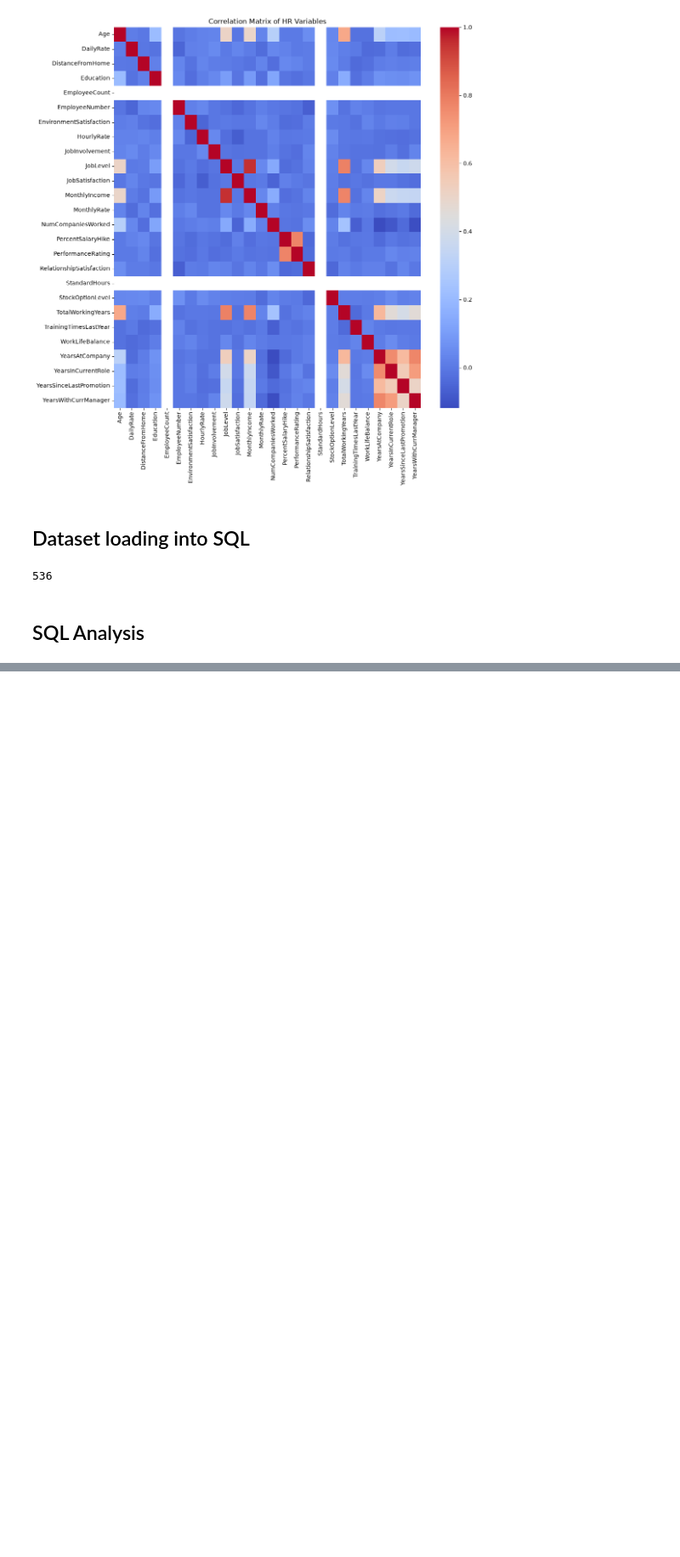
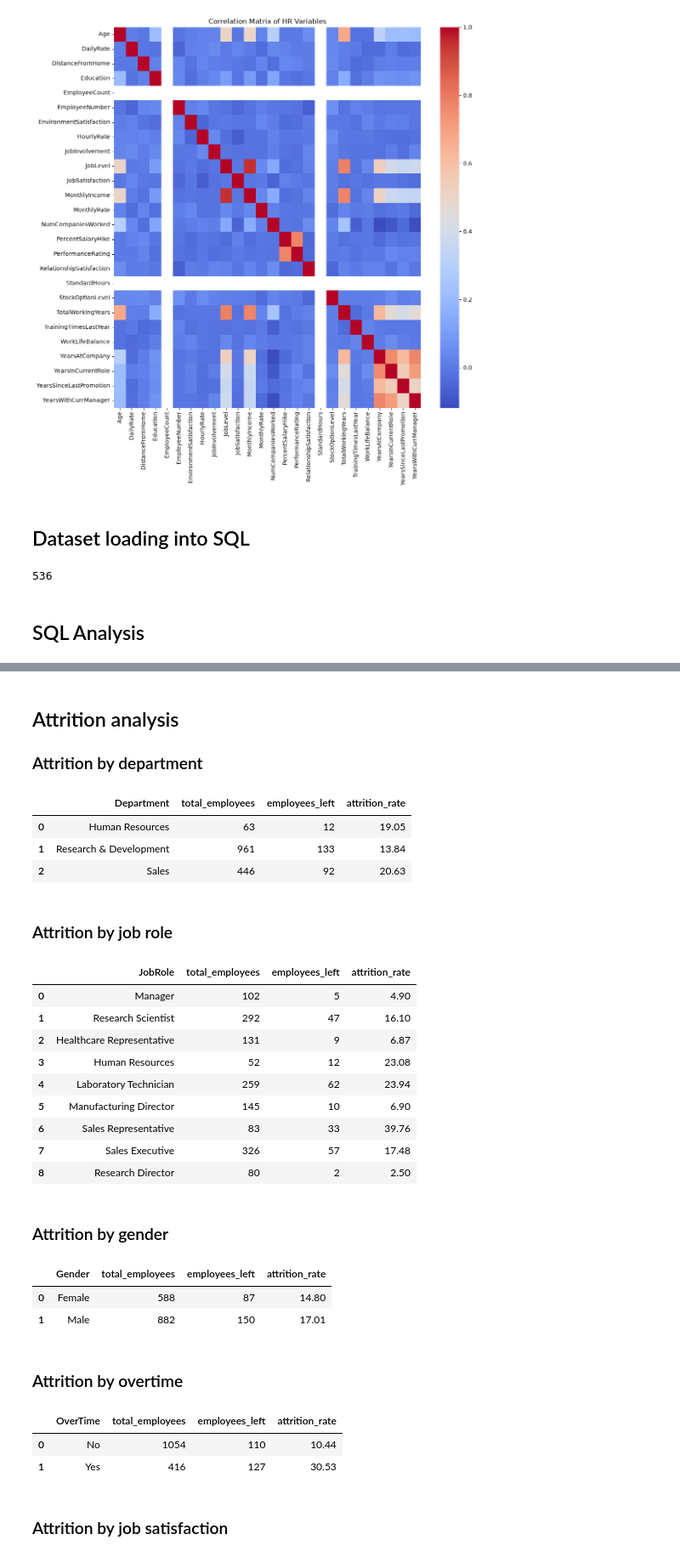
Before and after one commit to subash28-web/HR-Employee-Attrition-Analytics, a Jupyter notebook: HR_Employee_Attrition_Analytics.ipynb, the cells around one changed output, grey strips where cells are left out. Shown at 85% size. Drawn from its saved outputs; the diff is of its cells as text; code cells hidden in the pictures; blank space fills up the shorter version.

```diff
--- a/HR_Employee_Attrition_Analytics.ipynb
+++ b/HR_Employee_Attrition_Analytics.ipynb
@@ -715,0 +799,71 @@ Employees by job role
+# %% [markdown]
+## Attrition analysis
+### Attrition by department
+# %%
+query8="""select "Department" , COUNT(*) as total_employees,
+            SUM(CASE WHEN "Attrition" = 'Yes' THEN 1 ELSE 0 END) AS employees_left,
+            ROUND(SUM(CASE WHEN "Attrition" = 'Yes' THEN 1 ELSE 0 END) * 100.0 / COUNT(*),2) AS attrition_rate
+            from employee
+            group by "Department";"""
+
+attri_by_dept=pd.read_sql(query8,engine)
+attri_by_dept
+# %% [output]
+|  | Department | total_employees | employees_left | attrition_rate |
+| 0 | Human Resources | 63 | 12 | 19.05 |
+| 1 | Research & Development | 961 | 133 | 13.84 |
+| 2 | Sales | 446 | 92 | 20.63 |
+# %% [markdown]
+### Attrition by job role
+# %%
+query9="""select "JobRole" , COUNT(*) as total_employees,
+            SUM(CASE WHEN "Attrition" = 'Yes' THEN 1 ELSE 0 END) AS employees_left,
+            ROUND(SUM(CASE WHEN "Attrition" = 'Yes' THEN 1 ELSE 0 END) * 100.0 / COUNT(*),2) AS attrition_rate
+            from employee
+            group by "JobRole";"""
+
+attri_by_jobrole=pd.read_sql(query9,engine)
+attri_by_jobrole
+# %% [output]
+|  | JobRole | total_employees | employees_left | attrition_rate |
+| 0 | Manager | 102 | 5 | 4.90 |
+| 1 | Research Scientist | 292 | 47 | 16.10 |
+| 2 | Healthcare Representative | 131 | 9 | 6.87 |
+| 3 | Human Resources | 52 | 12 | 23.08 |
+| 4 | Laboratory Technician | 259 | 62 | 23.94 |
+| 5 | Manufacturing Director | 145 | 10 | 6.90 |
+| 6 | Sales Representative | 83 | 33 | 39.76 |
+| 7 | Sales Executive | 326 | 57 | 17.48 |
+| 8 | Research Director | 80 | 2 | 2.50 |
+# %% [markdown]
+### Attrition by gender
+# %%
+query10="""select "Gender" , COUNT(*) as total_employees,
+            SUM(CASE WHEN "Attrition" = 'Yes' THEN 1 ELSE 0 END) AS employees_left,
+            ROUND(SUM(CASE WHEN "Attrition" = 'Yes' THEN 1 ELSE 0 END) * 100.0 / COUNT(*),2) AS attrition_rate
+            from employee
+            group by "Gender";"""
+
+attri_by_gender=pd.read_sql(query10,engine)
+attri_by_gender
+# %% [output]
+|  | Gender | total_employees | employees_left | attrition_rate |
+| 0 | Female | 588 | 87 | 14.80 |
+| 1 | Male | 882 | 150 | 17.01 |
+# %% [markdown]
+### Attrition by overtime
+# %%
+query11="""select "OverTime" , COUNT(*) as total_employees,
+            SUM(CASE WHEN "Attrition" = 'Yes' THEN 1 ELSE 0 END) AS employees_left,
+            ROUND(SUM(CASE WHEN "Attrition" = 'Yes' THEN 1 ELSE 0 END) * 100.0 / COUNT(*),2) AS attrition_rate
+            from employee
+            group by "OverTime";"""
+
+attri_by_overtime=pd.read_sql(query11,engine)
+attri_by_overtime
+# %% [output]
+|  | OverTime | total_employees | employees_left | attrition_rate |
+| 0 | No | 1054 | 110 | 10.44 |
+| 1 | Yes | 416 | 127 | 30.53 |
+# %% [markdown]
+### Attrition by job satisfaction
```
Also changed, not shown: parts of 45 cells of this notebook.
